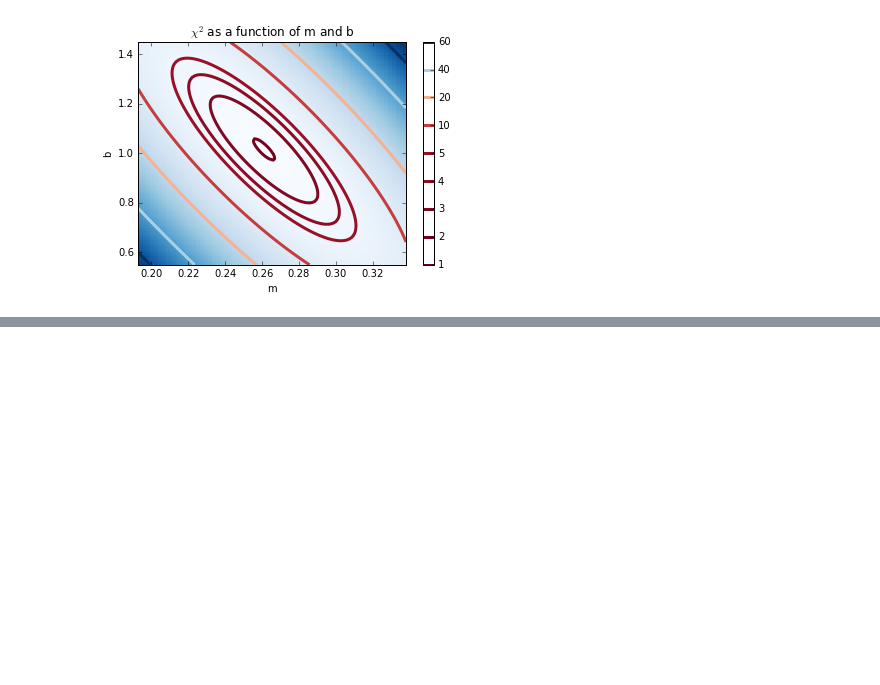
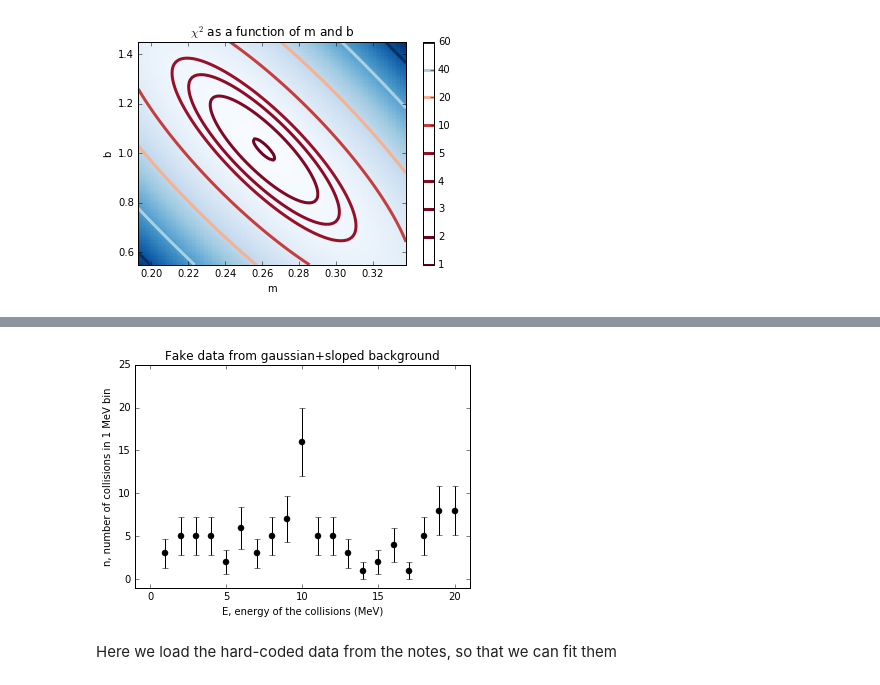
Before and after one commit to OSTP/DataAndErrorAnalysis, a Jupyter notebook: notebooks/Chapter8_Statistics_ModelData.ipynb, the cells around one changed output, grey strips where cells are left out. Cells and saved outputs as stored; diff of their text form; code cells hidden in the pictures; blank space fills up the shorter version.

```diff
--- a/notebooks/Chapter8_Statistics_ModelData.ipynb
+++ b/notebooks/Chapter8_Statistics_ModelData.ipynb
@@ -165,0 +210,17 @@ pl.show()
+# %%
+#The x-values of the data
+xdata=np.linspace(1,20,20)
+#The "expected" y-values if there were no fluctuations
+ydata=model(xdata,*true_pars)
+#Assume Poisson fluctuations about the expected values
+ydata=np.random.poisson(ydata)
+ysigma=np.sqrt(ydata)
+# %%
+pl.errorbar(xdata,ydata,yerr=ysigma,fmt='o',color='black')
+pl.xlabel('E, energy of the collisions (MeV)')
+pl.ylabel('n, number of collisions in 1 MeV bin')
+pl.title('Fake data from gaussian+sloped background')
+pl.axis([-1,21,-1,25])
+pl.show()
+# %% [output]
+[figure, added]
@@ -165,0 +232,2 @@ pl.show()
+# %% [markdown]
+Here we load the hard-coded data from the notes, so that we can fit them
```
Also changed, not shown: parts of 15 cells of this notebook, 21 other files.
